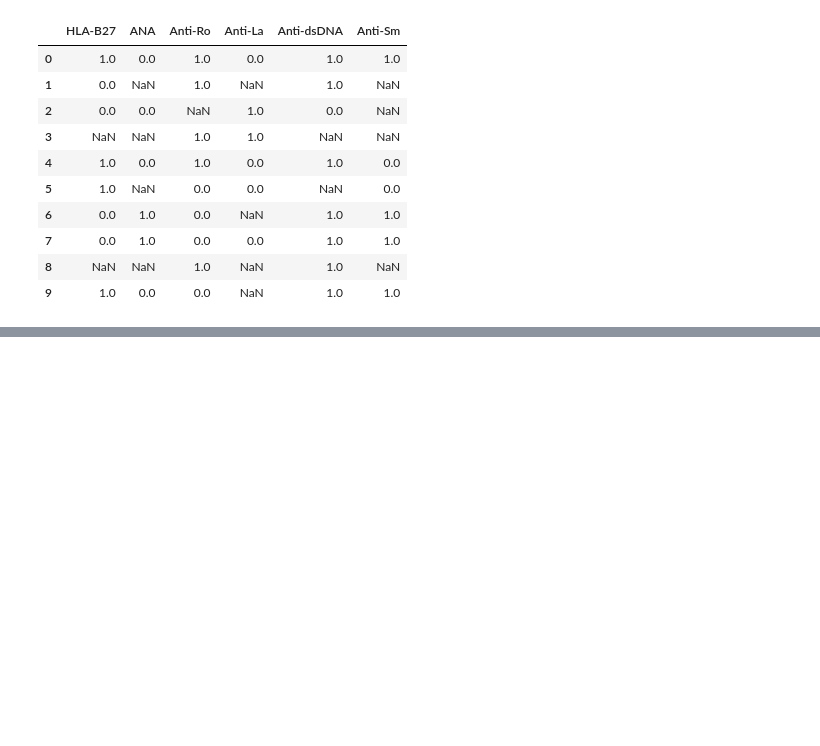
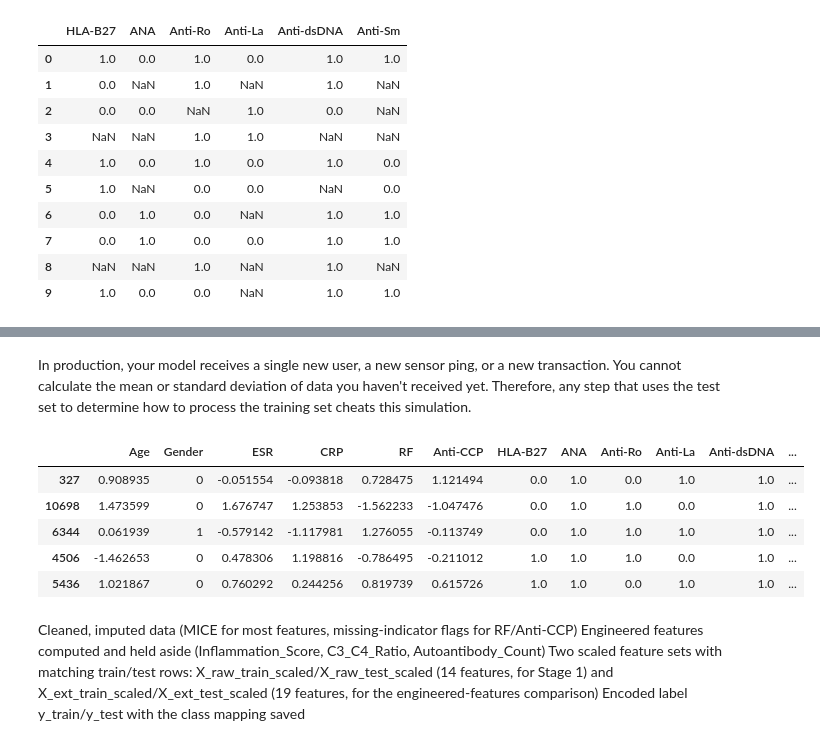
Before and after one commit to shaambhavi-dubey/autoimmune-diseases, a Jupyter notebook: notebooks/02_preproccessing.ipynb, the cells around one changed output, grey strips where cells are left out. Saved outputs shown, nothing was run; the diff lists cells and outputs as text; code cells hidden in the pictures; blank space fills up the shorter version.

Commit message:
preprocessing done

```diff
--- a/notebooks/02_preproccessing.ipynb
+++ b/notebooks/02_preproccessing.ipynb
@@ -55,0 +112,3 @@ df['Gender'] = df['Gender'].map({'Male': 1, 'Female': 0})
+# %%
+continuous_cols = ['ESR', 'CRP', 'RF', 'Anti-CCP', 'C3', 'C4']
+df[continuous_cols].describe()
@@ -55,0 +125,6 @@ df['Gender'] = df['Gender'].map({'Male': 1, 'Female': 0})
+# %%
+# clip any negative values to 0 for the continuous markers (RF, Anti-CCP already ≥0 as shown, but clip defensively)
+for col in continuous_cols:
+    df[col] = df[col].clip(lower=0)
+
+df[continuous_cols].describe()
@@ -55,0 +147,6 @@ df['Gender'] = df['Gender'].map({'Male': 1, 'Female': 0})
+# %%
+df['Inflammation_Score'] = df['ESR'] + df['CRP']
+df['C3_C4_Ratio'] = df['C3'] / df['C4']
+df['Autoantibody_Count'] = df[binary_cols].sum(axis=1)
+
+df[['Inflammation_Score', 'C3_C4_Ratio', 'Autoantibody_Count']].describe()
@@ -55,0 +175,9 @@ df['Gender'] = df['Gender'].map({'Male': 1, 'Female': 0})
+# %%
+# label diseases using label encoder
+from sklearn.preprocessing import LabelEncoder
+
+le = LabelEncoder()
+df['Disease_encoded'] = le.fit_transform(df['Disease'])
+
+# check the mapping so we can decode predictions back to disease names later
+dict(zip(le.classes_, le.transform(le.classes_)))
@@ -55,0 +224,33 @@ df['Gender'] = df['Gender'].map({'Male': 1, 'Female': 0})
+# %% [markdown]
+In production, your model receives a single new user, a new sensor ping, or a new transaction. You cannot calculate the mean or standard deviation of data you haven't received yet. Therefore, any step that uses the test set to determine how to process the training set cheats this simulation.
+# %%
+continuous_cols = ['Age', 'ESR', 'CRP', 'RF', 'Anti-CCP', 'C3', 'C4']
+extended_continuous_cols = continuous_cols + ['Inflammation_Score', 'C3_C4_Ratio']
+
+extended_continuous_cols = continuous_cols + ['Inflammation_Score', 'C3_C4_Ratio', 'Autoantibody_Count']
+
+scaler_raw = StandardScaler()
+X_raw_train_scaled = X_raw_train.copy()
+X_raw_test_scaled = X_raw_test.copy()
+X_raw_train_scaled[continuous_cols] = scaler_raw.fit_transform(X_raw_train[continuous_cols])
+X_raw_test_scaled[continuous_cols] = scaler_raw.transform(X_raw_test[continuous_cols])
+
+scaler_ext = StandardScaler()
+X_ext_train_scaled = X_ext_train.copy()
+X_ext_test_scaled = X_ext_test.copy()
+X_ext_train_scaled[extended_continuous_cols] = scaler_ext.fit_transform(X_ext_train[extended_continuous_cols])
+X_ext_test_scaled[extended_continuous_cols] = scaler_ext.transform(X_ext_test[extended_continuous_cols])
+
+X_raw_train_scaled.head()
+# %% [output]
+|  | Age | Gender | ESR | CRP | RF | Anti-CCP | HLA-B27 | ANA | Anti-Ro | Anti-La | Anti-dsDNA | ... |
+| 327 | 0.908935 | 0 | -0.051554 | -0.093818 | 0.728475 | 1.121494 | 0.0 | 1.0 | 0.0 | 1.0 | 1.0 | ... |
+| 10698 | 1.473599 | 0 | 1.676747 | 1.253853 | -1.562233 | -1.047476 | 0.0 | 1.0 | 1.0 | 0.0 | 1.0 | ... |
+| 6344 | 0.061939 | 1 | -0.579142 | -1.117981 | 1.276055 | -0.113749 | 0.0 | 1.0 | 1.0 | 1.0 | 1.0 | ... |
+| 4506 | -1.462653 | 0 | 0.478306 | 1.198816 | -0.786495 | -0.211012 | 1.0 | 1.0 | 1.0 | 0.0 | 1.0 | ... |
+| 5436 | 1.021867 | 0 | 0.760292 | 0.244256 | 0.819739 | 0.615726 | 1.0 | 1.0 | 0.0 | 1.0 | 1.0 | ... |
+# %% [markdown]
+Cleaned, imputed data (MICE for most features, missing-indicator flags for RF/Anti-CCP)
+Engineered features computed and held aside (Inflammation_Score, C3_C4_Ratio, Autoantibody_Count)
+Two scaled feature sets with matching train/test rows: X_raw_train_scaled/X_raw_test_scaled (14 features, for Stage 1) and X_ext_train_scaled/X_ext_test_scaled (19 features, for the engineered-features comparison)
+Encoded label y_train/y_test with the class mapping saved
```
Also changed, not shown: parts of 10 cells of this notebook.
